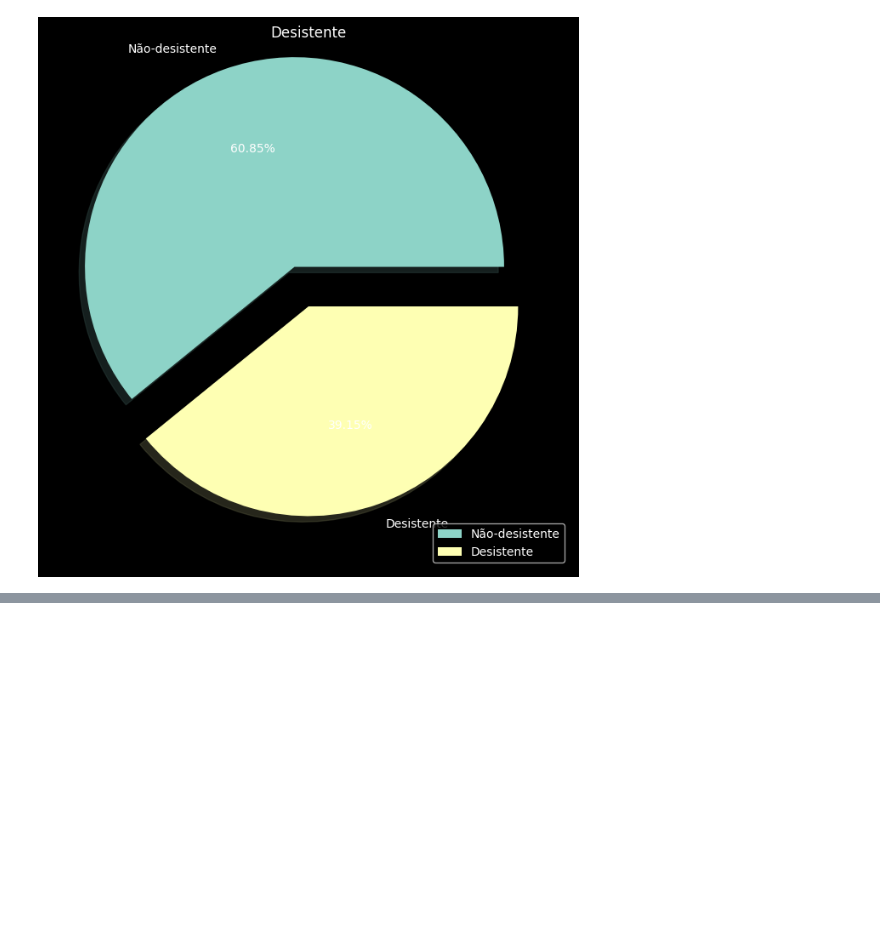
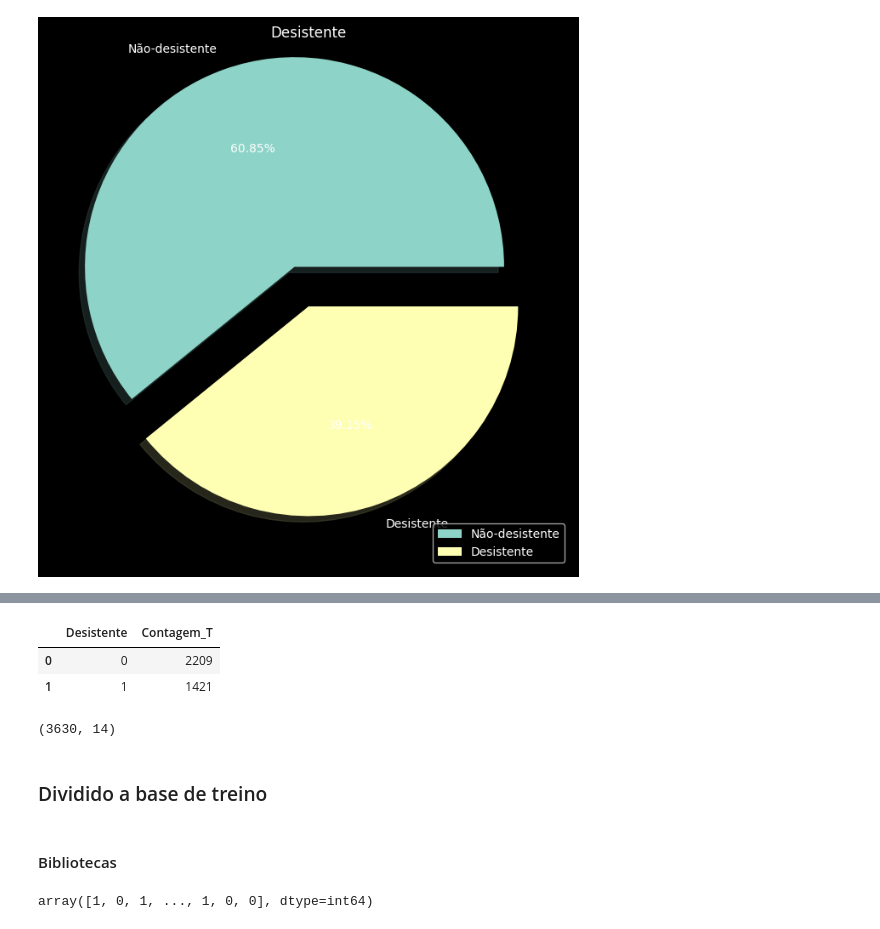
Before and after one commit to Joao-Inacio/Labs, a Jupyter notebook: Predict students/students.ipynb, the cells around one changed output, grey strips where cells are left out. Drawn from its saved outputs; the diff is of its cells as text; code cells hidden in the pictures; blank space fills up the shorter version.

```diff
--- a/Predict students/students.ipynb
+++ b/Predict students/students.ipynb
@@ -237,0 +279,21 @@ plt.legend(loc='lower right');
+# %%
+x = df['Desistente'].value_counts().index
+y = df['Desistente'].value_counts().values
+new_df = pd.DataFrame({
+    'Desistente': x,
+    'Contagem_T': y
+})
+
+new_df.head()
+# %% [output]
+|  | Desistente | Contagem_T |
+| 0 | 0 | 2209 |
+| 1 | 1 | 1421 |
+# %%
+df.shape
+# %% [output]
+(3630, 14)
+# %% [markdown]
+### Dividido a base de treino
+# %% [markdown]
+#### Bibliotecas
@@ -237,0 +307,7 @@ plt.legend(loc='lower right');
+# %%
+# Classes e previsores
+X = df.iloc[:, 0:13].values
+y = df.iloc[:, 13].values
+y
+# %% [output]
+array([1, 0, 1, ..., 1, 0, 0], dtype=int64)
```
Also changed, not shown: parts of 9 cells of this notebook, 1 other file.
